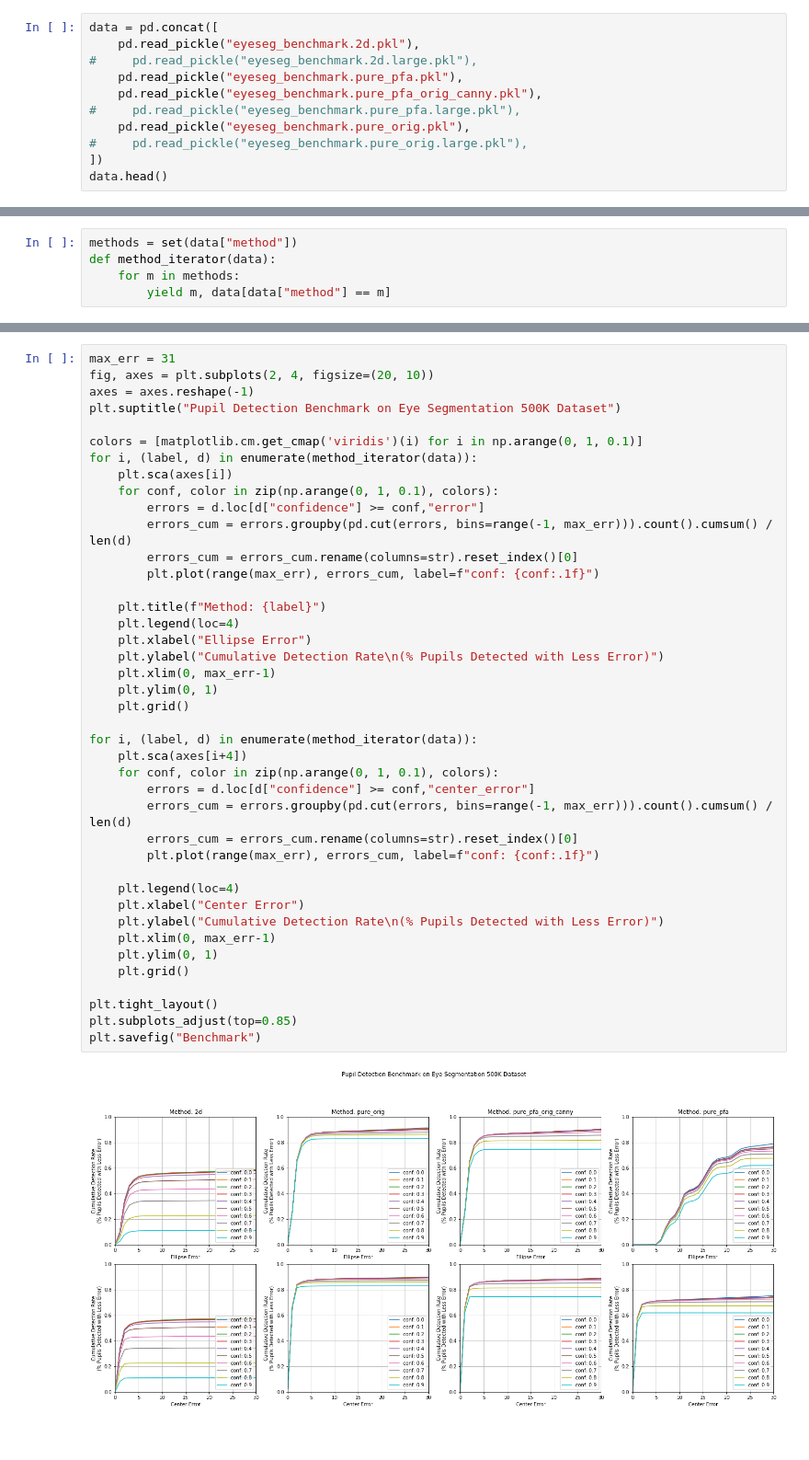
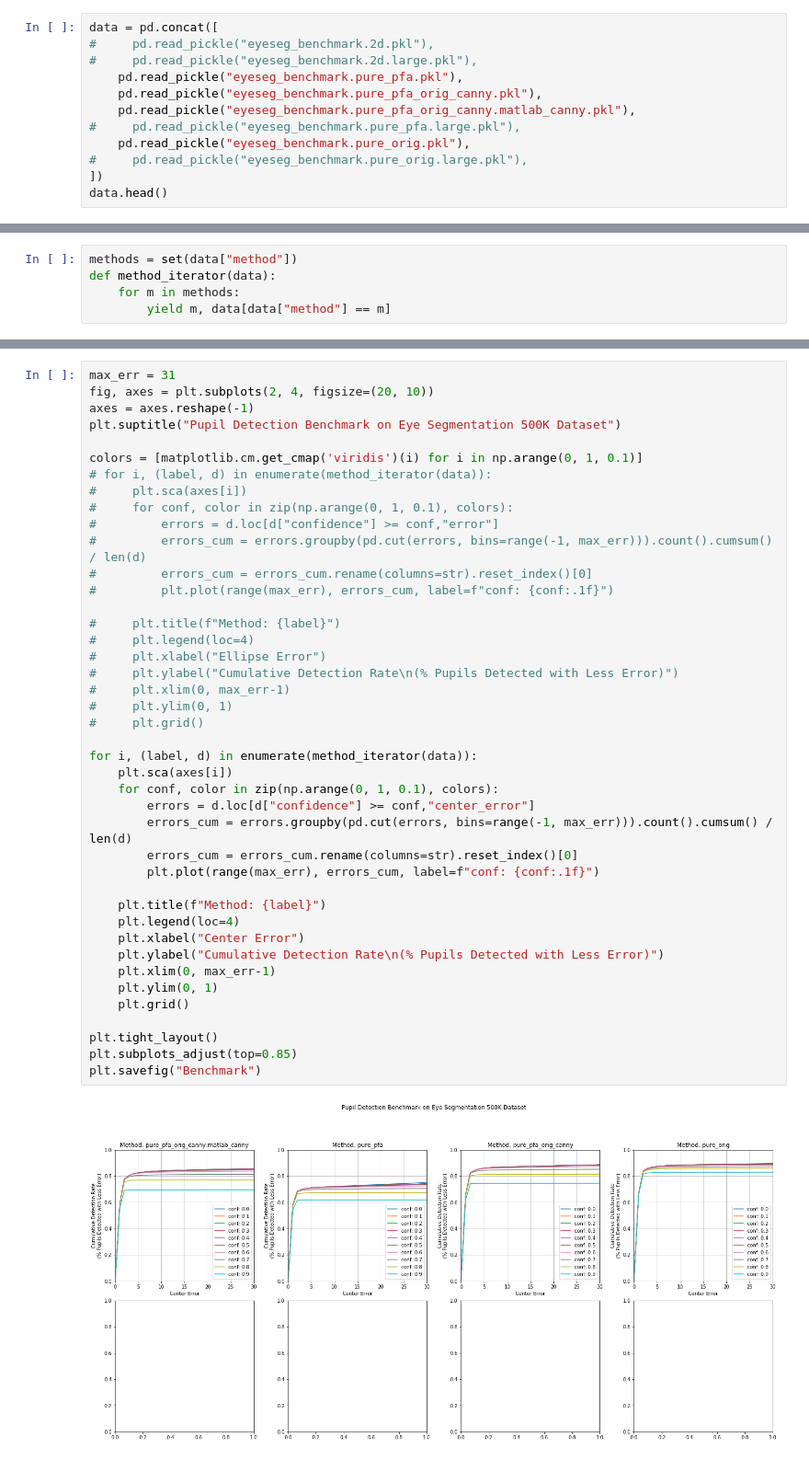
Before and after one commit to pupil-labs/PuRe-open, a Jupyter notebook: benchmark.ipynb, the cells around one changed output, grey strips where cells are left out. Shown at 92% size. Cells and saved outputs as stored; diff of their text form.

Commit message:
Finish initial matlab canny implementation

```diff
--- a/benchmark.ipynb
+++ b/benchmark.ipynb
@@ -15,10 +15,11 @@ from Ellipse import Ellipse
 from pure_detector.ellipse_utils import ellipse_distance
 # %%
 data = pd.concat([
-    pd.read_pickle("eyeseg_benchmark.2d.pkl"),
+#     pd.read_pickle("eyeseg_benchmark.2d.pkl"),
 #     pd.read_pickle("eyeseg_benchmark.2d.large.pkl"),
     pd.read_pickle("eyeseg_benchmark.pure_pfa.pkl"),
     pd.read_pickle("eyeseg_benchmark.pure_pfa_orig_canny.pkl"),
+    pd.read_pickle("eyeseg_benchmark.pure_pfa_orig_canny.matlab_canny.pkl"),
 #     pd.read_pickle("eyeseg_benchmark.pure_pfa.large.pkl"),
     pd.read_pickle("eyeseg_benchmark.pure_orig.pkl"),
 #     pd.read_pickle("eyeseg_benchmark.pure_orig.large.pkl"),
@@ -89,43 +90,44 @@ plt.legend()
 # %%
 max_err = 31
 fig, axes = plt.subplots(2, 4, figsize=(20, 10))
 axes = axes.reshape(-1)
 plt.suptitle("Pupil Detection Benchmark on Eye Segmentation 500K Dataset")
 
 colors = [matplotlib.cm.get_cmap('viridis')(i) for i in np.arange(0, 1, 0.1)]
+# for i, (label, d) in enumerate(method_iterator(data)):
+#     plt.sca(axes[i])
+#     for conf, color in zip(np.arange(0, 1, 0.1), colors):
+#         errors = d.loc[d["confidence"] >= conf,"error"]
+#         errors_cum = errors.groupby(pd.cut(errors, bins=range(-1, max_err))).count().cumsum() / len(d)
+#         errors_cum = errors_cum.rename(columns=str).reset_index()[0]
+#         plt.plot(range(max_err), errors_cum, label=f"conf: {conf:.1f}")
+
+#     plt.title(f"Method: {label}")
+#     plt.legend(loc=4)
+#     plt.xlabel("Ellipse Error")
+#     plt.ylabel("Cumulative Detection Rate\n(% Pupils Detected with Less Error)")
+#     plt.xlim(0, max_err-1)
+#     plt.ylim(0, 1)
+#     plt.grid()
+
 for i, (label, d) in enumerate(method_iterator(data)):
     plt.sca(axes[i])
-    for conf, color in zip(np.arange(0, 1, 0.1), colors):
-        errors = d.loc[d["confidence"] >= conf,"error"]
-        errors_cum = errors.groupby(pd.cut(errors, bins=range(-1, max_err))).count().cumsum() / len(d)
-        errors_cum = errors_cum.rename(columns=str).reset_index()[0]
-        plt.plot(range(max_err), errors_cum, label=f"conf: {conf:.1f}")
-
-    plt.title(f"Method: {label}")
-    plt.legend(loc=4)
-    plt.xlabel("Ellipse Error")
-    plt.ylabel("Cumulative Detection Rate\n(% Pupils Detected with Less Error)")
-    plt.xlim(0, max_err-1)
-    plt.ylim(0, 1)
-    plt.grid()
-
-for i, (label, d) in enumerate(method_iterator(data)):
-    plt.sca(axes[i+4])
     for conf, color in zip(np.arange(0, 1, 0.1), colors):
         errors = d.loc[d["confidence"] >= conf,"center_error"]
         errors_cum = errors.groupby(pd.cut(errors, bins=range(-1, max_err))).count().cumsum() / len(d)
         errors_cum = errors_cum.rename(columns=str).reset_index()[0]
         plt.plot(range(max_err), errors_cum, label=f"conf: {conf:.1f}")
 
+    plt.title(f"Method: {label}")
     plt.legend(loc=4)
     plt.xlabel("Center Error")
     plt.ylabel("Cumulative Detection Rate\n(% Pupils Detected with Less Error)")
     plt.xlim(0, max_err-1)
     plt.ylim(0, 1)
     plt.grid()
 
 plt.tight_layout()
 plt.subplots_adjust(top=0.85)
 plt.savefig("Benchmark")
 # %% [output]
-[figure, old version]
+[figure, new version]
```
Also changed, not shown: parts of 8 cells of this notebook, 3 other files.
